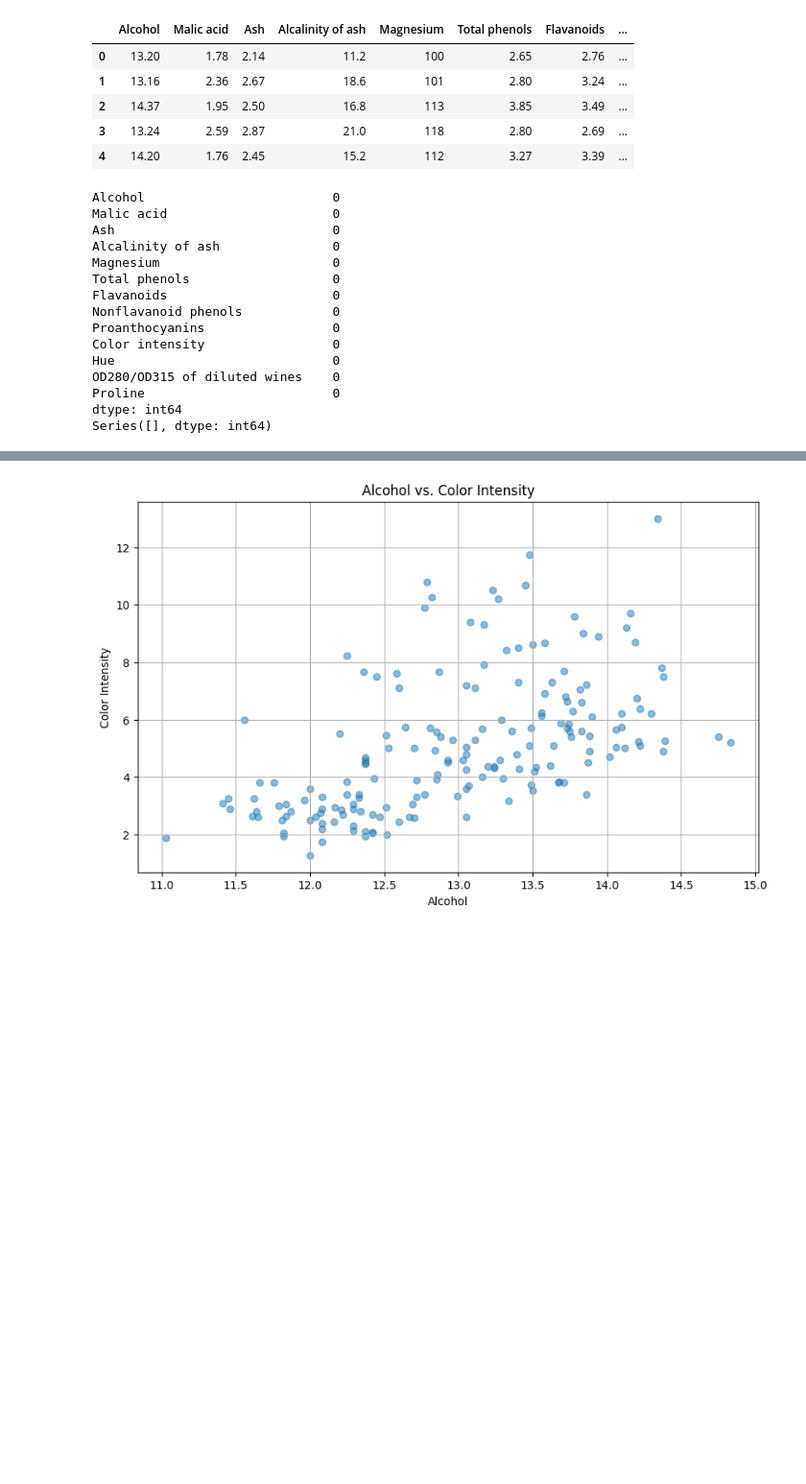
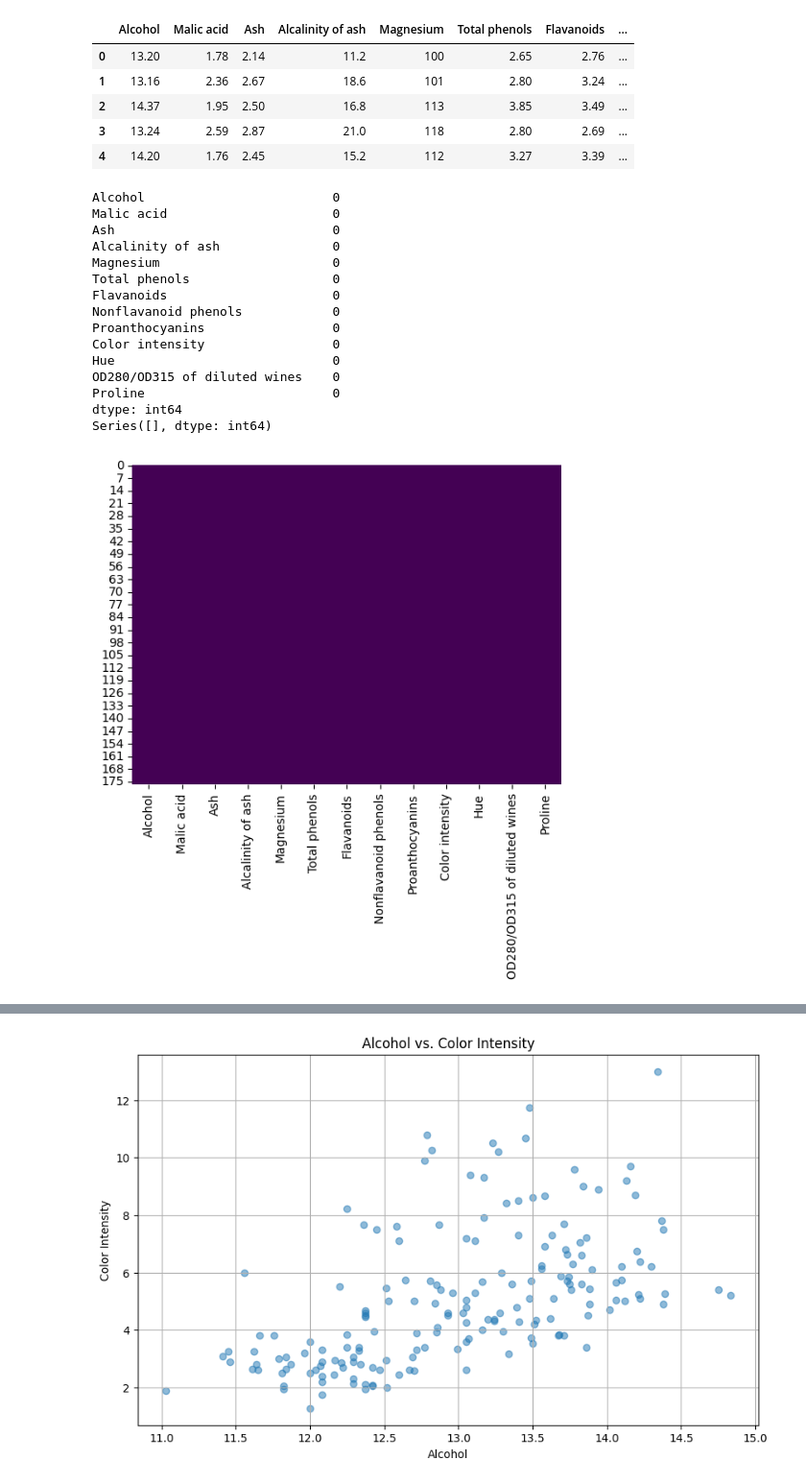
Before and after one commit to pierGit7/WineStudy, a Jupyter notebook: wine_notebook.ipynb, the cells around one changed output, grey strips where cells are left out. Shown at 96% size. Cells and saved outputs as stored; diff of their text form; code cells hidden in the pictures; blank space fills up the shorter version.

```diff
--- a/wine_notebook.ipynb
+++ b/wine_notebook.ipynb
@@ -14,23 +14,27 @@ df.head()
 | 3 | 13.24 | 2.59 | 2.87 | 21.0 | 118 | 2.80 | 2.69 | ... |
 | 4 | 14.20 | 1.76 | 2.45 | 15.2 | 112 | 3.27 | 3.39 | ... |
 # %%
+import seaborn as sns
 # Check for NaN values in the data:
 missing_values = df.isna().sum()
 print(missing_values)
 print(missing_values[missing_values > 0])
+sns.heatmap(df.isnull(), cbar=False, cmap='viridis')
+plt.show()
 # %% [output]
 Alcohol                         0
 Malic acid                      0
 Ash                             0
 Alcalinity of ash               0
 Magnesium                       0
 Total phenols                   0
 Flavanoids                      0
 Nonflavanoid phenols            0
 Proanthocyanins                 0
 Color intensity                 0
 Hue                             0
 OD280/OD315 of diluted wines    0
 Proline                         0
 dtype: int64
 Series([], dtype: int64)
+[figure, added]
```
Also changed, not shown: parts of 2 cells of this notebook.
